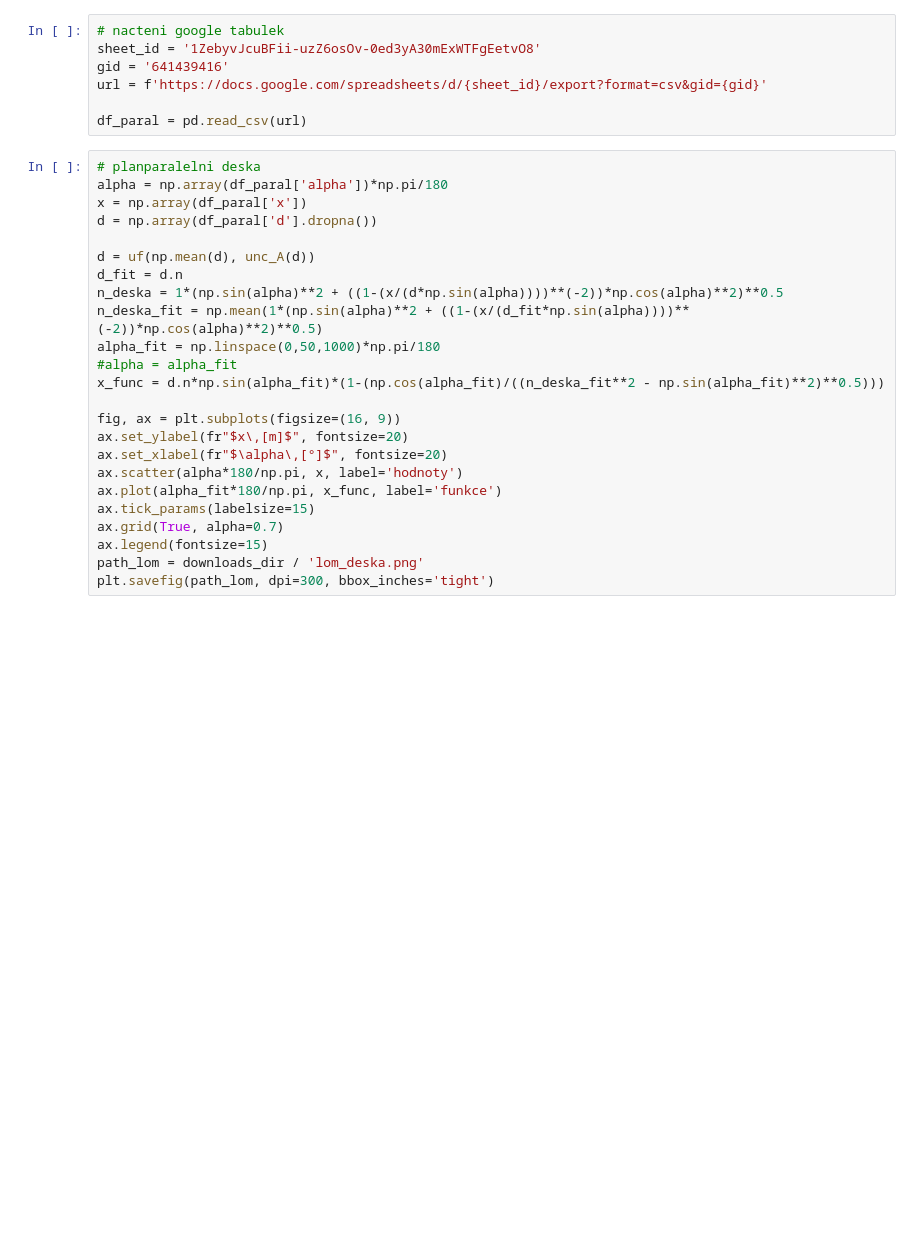
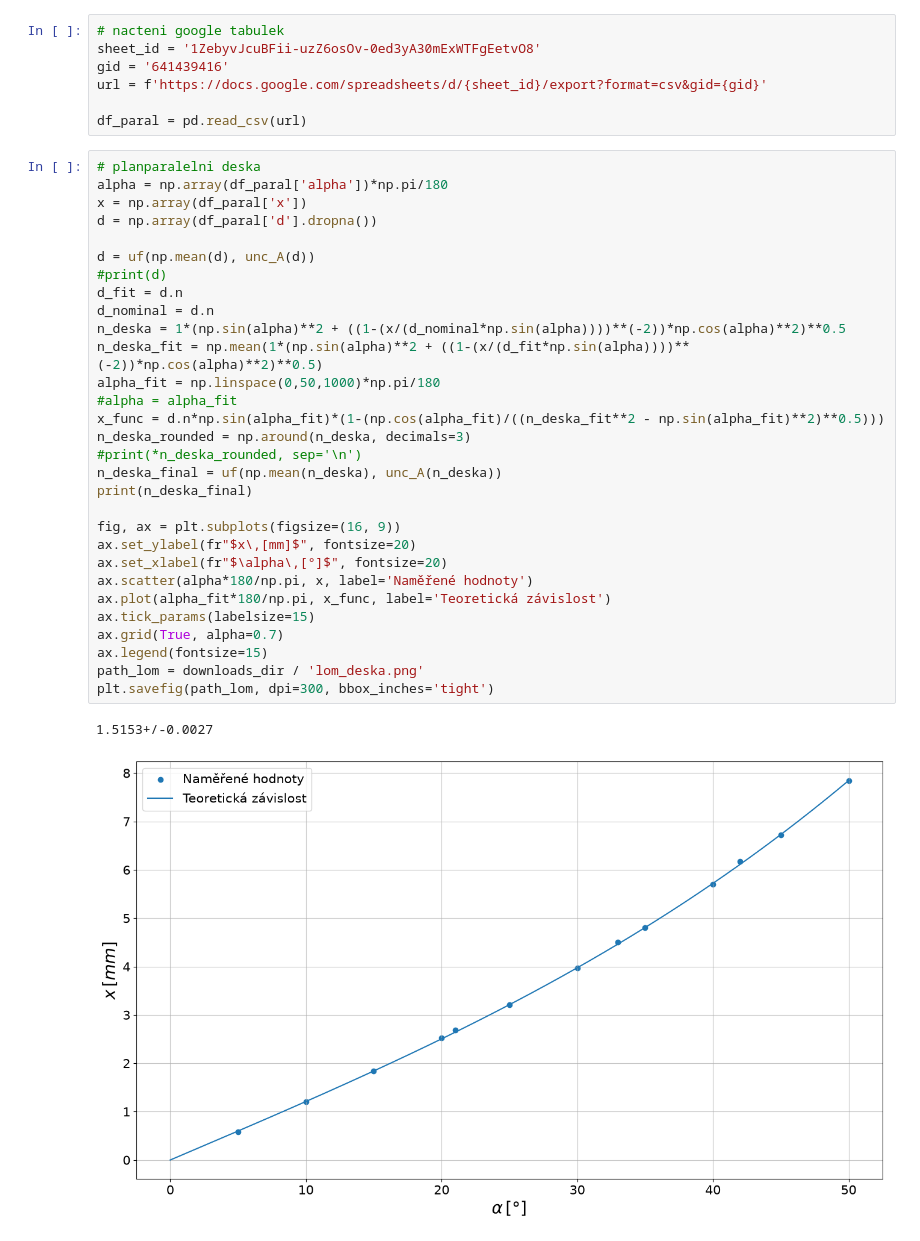
Before and after one commit to fildapanko/praktikum, a Jupyter notebook: pr2/praktikum2_07.ipynb, the cells around one changed output. Saved outputs shown, nothing was run; the diff lists cells and outputs as text; blank space fills up the shorter version.

```diff
--- a/pr2/praktikum2_07.ipynb
+++ b/pr2/praktikum2_07.ipynb
@@ -133,24 +147,33 @@ df_paral = pd.read_csv(url)
 # %%
 # planparalelni deska
 alpha = np.array(df_paral['alpha'])*np.pi/180
 x = np.array(df_paral['x'])
 d = np.array(df_paral['d'].dropna())
 
 d = uf(np.mean(d), unc_A(d))
+#print(d)
 d_fit = d.n
-n_deska = 1*(np.sin(alpha)**2 + ((1-(x/(d*np.sin(alpha))))**(-2))*np.cos(alpha)**2)**0.5
+d_nominal = d.n
+n_deska = 1*(np.sin(alpha)**2 + ((1-(x/(d_nominal*np.sin(alpha))))**(-2))*np.cos(alpha)**2)**0.5
 n_deska_fit = np.mean(1*(np.sin(alpha)**2 + ((1-(x/(d_fit*np.sin(alpha))))**(-2))*np.cos(alpha)**2)**0.5)
 alpha_fit = np.linspace(0,50,1000)*np.pi/180
 #alpha = alpha_fit
 x_func = d.n*np.sin(alpha_fit)*(1-(np.cos(alpha_fit)/((n_deska_fit**2 - np.sin(alpha_fit)**2)**0.5)))
+n_deska_rounded = np.around(n_deska, decimals=3)
+#print(*n_deska_rounded, sep='\n')
+n_deska_final = uf(np.mean(n_deska), unc_A(n_deska))
+print(n_deska_final)
 
 fig, ax = plt.subplots(figsize=(16, 9))
-ax.set_ylabel(fr"$x\,[m]$", fontsize=20)
+ax.set_ylabel(fr"$x\,[mm]$", fontsize=20)
 ax.set_xlabel(fr"$\alpha\,[°]$", fontsize=20)
-ax.scatter(alpha*180/np.pi, x, label='hodnoty')
-ax.plot(alpha_fit*180/np.pi, x_func, label='funkce')
+ax.scatter(alpha*180/np.pi, x, label='Naměřené hodnoty')
+ax.plot(alpha_fit*180/np.pi, x_func, label='Teoretická závislost')
 ax.tick_params(labelsize=15)
 ax.grid(True, alpha=0.7)
 ax.legend(fontsize=15)
 path_lom = downloads_dir / 'lom_deska.png'
 plt.savefig(path_lom, dpi=300, bbox_inches='tight')
+# %% [output]
+1.5153+/-0.0027
+[figure, added]
```
Also changed, not shown: parts of 3 cells of this notebook.
